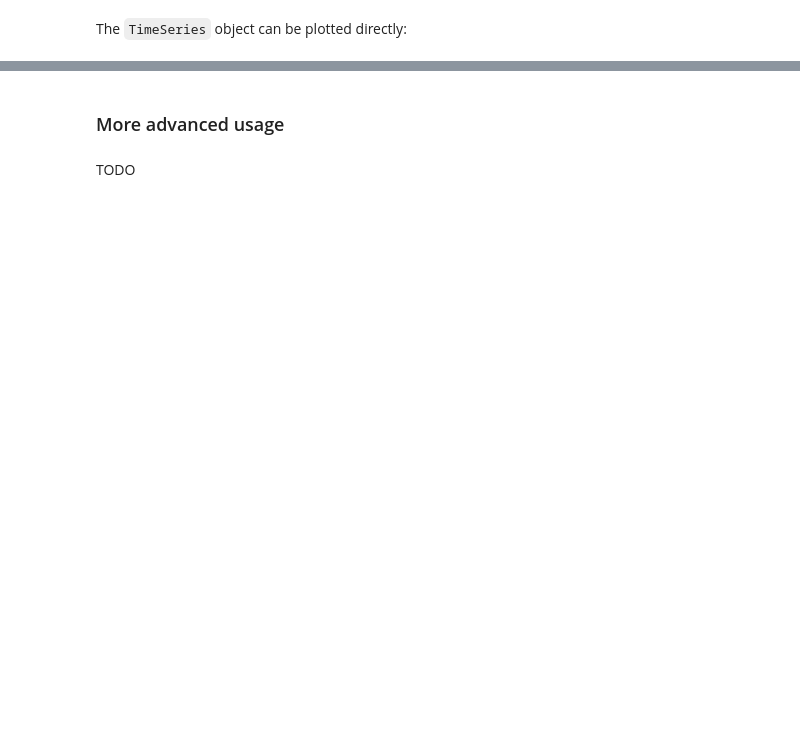
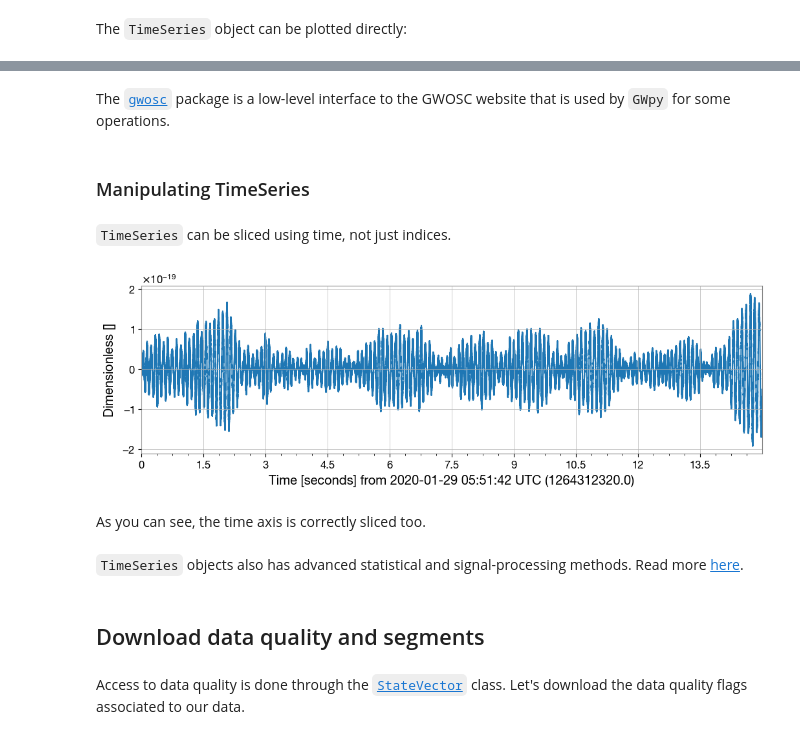
Before and after one commit to gwosc-tutorial/introduction_gwosc_data_files, a Jupyter notebook: 05 - GWOSC API Examples.ipynb, the cells around one changed output, grey strips where cells are left out. Cells and saved outputs as stored; diff of their text form; code cells hidden in the pictures; blank space fills up the shorter version.

```diff
--- a/05 - GWOSC API Examples.ipynb
+++ b/05 - GWOSC API Examples.ipynb
@@ -120,4 +92,21 @@ figure = data.plot()
+# %% [markdown]
+The [`gwosc`](https://gwosc.readthedocs.io/en/stable/) package is a low-level interface to the GWOSC website that is used by `GWpy` for some operations.
+# %% [markdown]
+### Manipulating TimeSeries
+# %% [markdown]
+`TimeSeries` can be sliced using time, not just indices.
+# %%
+cropped_data = data.crop(start, start + 15)
+cropped_figure = cropped_data.plot()
+# %% [output]
+[figure, added]
+# %% [markdown]
+As you can see, the time axis is correctly sliced too.
+# %% [markdown]
+`TimeSeries` objects also has advanced statistical and signal-processing methods.
+Read more [here](https://gwpy.github.io/docs/stable/examples/timeseries/).
 # %% [markdown]
-### More advanced usage
+## Download data quality and segments
 # %% [markdown]
-TODO
+Access to data quality is done through the [`StateVector`](https://gwpy.github.io/docs/stable/api/gwpy.timeseries.StateVector/#gwpy.timeseries.StateVector) class.
+Let's download the data quality flags associated to our data.
```
Also changed, not shown: parts of 43 cells of this notebook, 2 other files.
